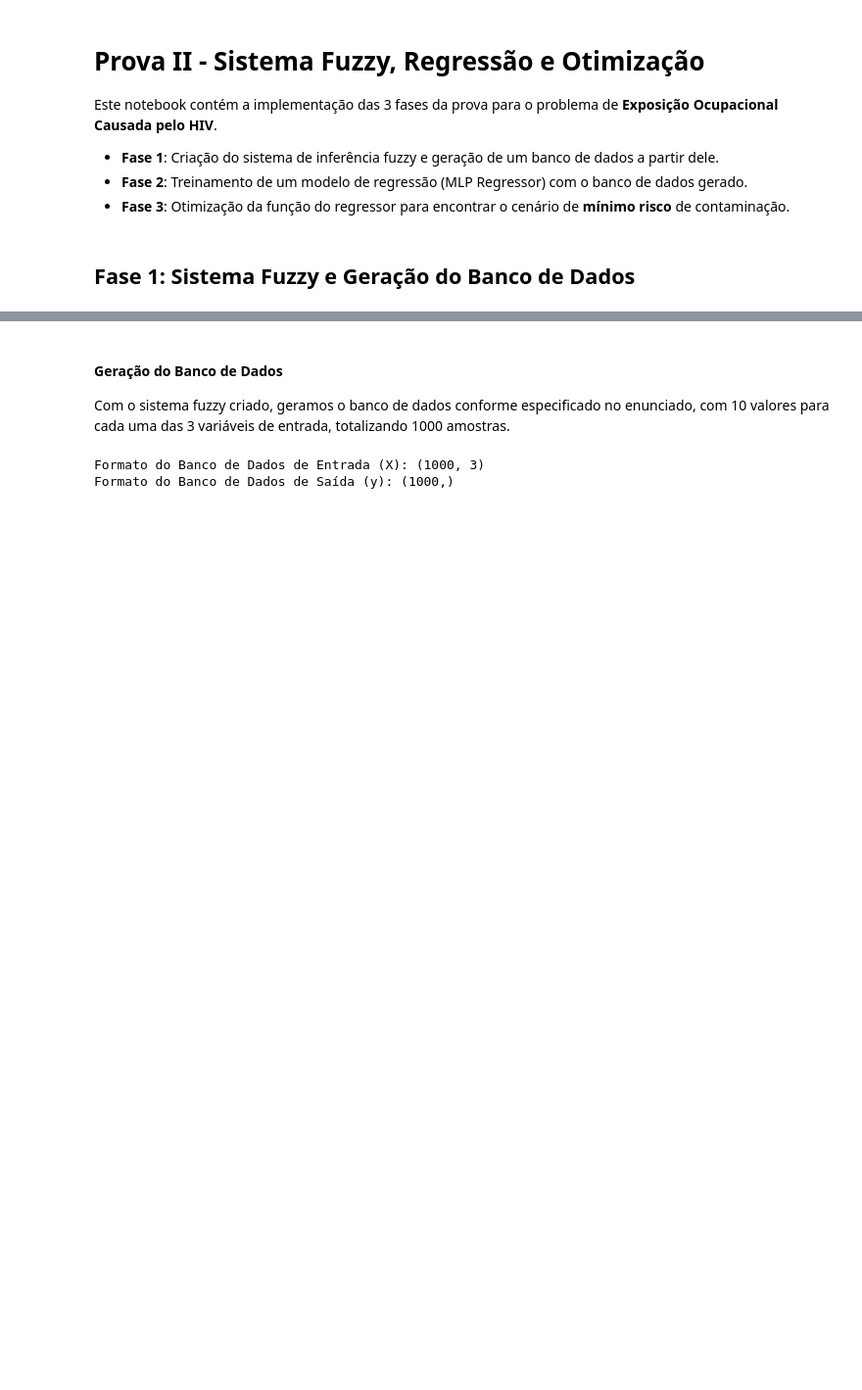
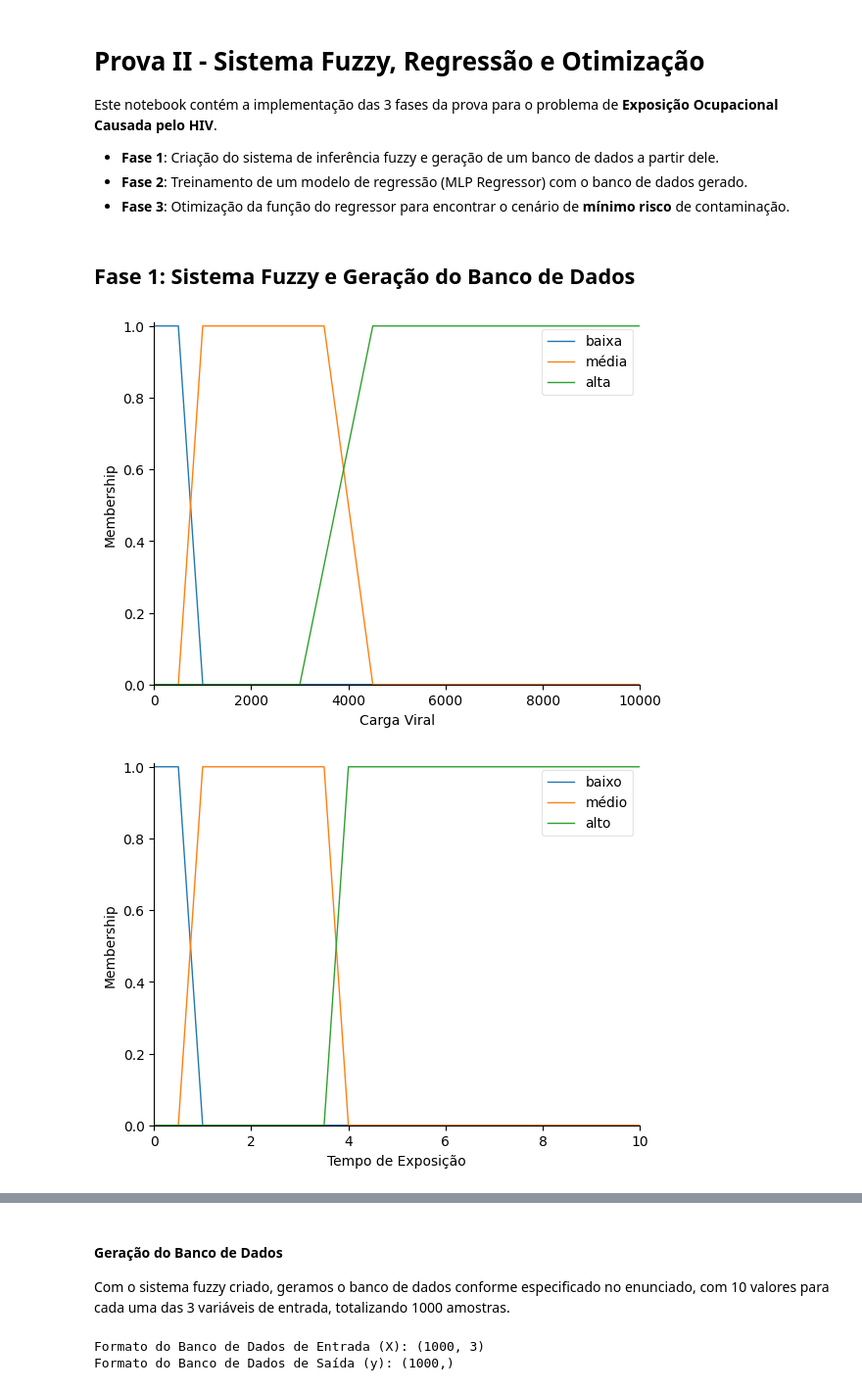
Before and after one commit to MarcosFernandesF/p2-sistemas-inteligentes, a Jupyter notebook: sistema-fuzzy.ipynb, the cells around one changed output, grey strips where cells are left out. Shown at 98% size. Saved outputs shown, nothing was run; the diff lists cells and outputs as text; code cells hidden in the pictures; blank space fills up the shorter version.

```diff
--- a/sistema-fuzzy.ipynb
+++ b/sistema-fuzzy.ipynb
@@ -15,57 +17,64 @@ from skfuzzy import control as ctrl
 
 # Definição das Variáveis
 carga_viral = ctrl.Antecedent(np.arange(0, 10001, 1), 'Carga Viral')
-tempo_exposicao = ctrl.Antecedent(np.arange(0, 11, 1), 'Tempo de Exposição')
-volume = ctrl.Antecedent(np.arange(0, 11, 1), 'Volume')
+tempo_exposicao = ctrl.Antecedent(np.arange(0, 10.5, 0.5), 'Tempo de Exposição')
+volume = ctrl.Antecedent(np.arange(0, 10.5, 0.5), 'Volume')
 risco = ctrl.Consequent(np.arange(0, 1.01, 0.01), 'Risco de Contaminação')
 
 # Funções de Pertinência
 carga_viral['baixa'] = fuzz.trapmf(carga_viral.universe, [0, 0, 500, 1000])
 carga_viral['média'] = fuzz.trapmf(carga_viral.universe, [500, 1000, 3500, 4500])
 carga_viral['alta'] = fuzz.trapmf(carga_viral.universe, [3000, 4500, 10000, 10000])
+carga_viral.view();
 
 tempo_exposicao['baixo'] = fuzz.trapmf(tempo_exposicao.universe, [0, 0, 0.5, 1])
 tempo_exposicao['médio'] = fuzz.trapmf(tempo_exposicao.universe, [0.5, 1, 3.5, 4])
-tempo_exposicao['alto'] = fuzz.trapmf(tempo_exposicao.universe, [3.5, 4, 10, 10])
+tempo_exposicao['alto'] = fuzz.trapmf(tempo_exposicao.universe, [3.75, 4, 10, 10])
+tempo_exposicao.view();
 
-volume['pequeno'] = fuzz.trapmf(volume.universe, [0, 0, 0.5, 1])
-volume['médio'] = fuzz.trapmf(volume.universe, [0.5, 1, 3.5, 4.5])
+volume['pequeno'] = fuzz.trapmf(volume.universe, [0, 0, 0.5, 1.5])
+volume['médio'] = fuzz.trapmf(volume.universe, [0.5, 1.5, 3.5, 4.5])
 volume['grande'] = fuzz.trapmf(volume.universe, [3.5, 4.5, 10, 10])
+volume.view();
 
 risco['baixo'] = fuzz.trapmf(risco.universe, [0, 0, 0.05, 0.15])
 risco['médio'] = fuzz.trapmf(risco.universe, [0.05, 0.15, 0.4, 0.5])
 risco['alto'] = fuzz.trapmf(risco.universe, [0.35, 0.5, 0.925, 0.95])
 risco['muito_alto'] = fuzz.trapmf(risco.universe, [0.925, 0.95, 1, 1])
+risco.view();
 
 # Regras
 regra1 = ctrl.Rule(carga_viral['baixa'] & tempo_exposicao['baixo'] & volume['pequeno'], risco['baixo'])
 regra2 = ctrl.Rule(carga_viral['baixa'] & tempo_exposicao['baixo'] & volume['médio'], risco['baixo'])
 regra3 = ctrl.Rule(carga_viral['baixa'] & tempo_exposicao['baixo'] & volume['grande'], risco['baixo'])
 regra4 = ctrl.Rule(carga_viral['baixa'] & tempo_exposicao['médio'] & volume['pequeno'], risco['baixo'])
 regra5 = ctrl.Rule(carga_viral['baixa'] & tempo_exposicao['médio'] & volume['médio'], risco['baixo'])
 regra6 = ctrl.Rule(carga_viral['baixa'] & tempo_exposicao['médio'] & volume['grande'], risco['baixo'])
 regra7 = ctrl.Rule(carga_viral['baixa'] & tempo_exposicao['alto'] & volume['pequeno'], risco['baixo'])
 regra8 = ctrl.Rule(carga_viral['baixa'] & tempo_exposicao['alto'] & volume['médio'], risco['baixo'])
 regra9 = ctrl.Rule(carga_viral['baixa'] & tempo_exposicao['alto'] & volume['grande'], risco['baixo'])
 regra10 = ctrl.Rule(carga_viral['média'] & tempo_exposicao['baixo'] & volume['pequeno'], risco['médio'])
 regra11 = ctrl.Rule(carga_viral['média'] & tempo_exposicao['baixo'] & volume['médio'], risco['médio'])
 regra12 = ctrl.Rule(carga_viral['média'] & tempo_exposicao['baixo'] & volume['grande'], risco['médio'])
 regra13 = ctrl.Rule(carga_viral['média'] & tempo_exposicao['médio'] & volume['pequeno'], risco['médio'])
 regra14 = ctrl.Rule(carga_viral['média'] & tempo_exposicao['médio'] & volume['médio'], risco['médio'])
 regra15 = ctrl.Rule(carga_viral['média'] & tempo_exposicao['médio'] & volume['grande'], risco['médio'])
 regra16 = ctrl.Rule(carga_viral['média'] & tempo_exposicao['alto'] & volume['pequeno'], risco['médio'])
 regra17 = ctrl.Rule(carga_viral['média'] & tempo_exposicao['alto'] & volume['médio'], risco['médio'])
 regra18 = ctrl.Rule(carga_viral['média'] & tempo_exposicao['alto'] & volume['grande'], risco['médio'])
 regra19 = ctrl.Rule(carga_viral['alta'] & tempo_exposicao['baixo'] & volume['pequeno'], risco['alto'])
 regra20 = ctrl.Rule(carga_viral['alta'] & tempo_exposicao['baixo'] & volume['médio'], risco['alto'])
 regra21 = ctrl.Rule(carga_viral['alta'] & tempo_exposicao['baixo'] & volume['grande'], risco['alto'])
 regra22 = ctrl.Rule(carga_viral['alta'] & tempo_exposicao['médio'] & volume['pequeno'], risco['alto'])
 regra23 = ctrl.Rule(carga_viral['alta'] & tempo_exposicao['médio'] & volume['médio'], risco['alto'])
 regra24 = ctrl.Rule(carga_viral['alta'] & tempo_exposicao['médio'] & volume['grande'], risco['muito_alto'])
 regra25 = ctrl.Rule(carga_viral['alta'] & tempo_exposicao['alto'] & volume['pequeno'], risco['alto'])
 regra26 = ctrl.Rule(carga_viral['alta'] & tempo_exposicao['alto'] & volume['médio'], risco['muito_alto'])
 regra27 = ctrl.Rule(carga_viral['alta'] & tempo_exposicao['alto'] & volume['grande'], risco['muito_alto'])
 
 # Criação do Sistema de Controle e Simulação
 sistema_controle = ctrl.ControlSystem(rules=[regra1, regra2, regra3, regra4, regra5, regra6, regra7, regra8, regra9, regra10, regra11, regra12, regra13, regra14, regra15, regra16, regra17, regra18, regra19, regra20, regra21, regra22, regra23, regra24, regra25, regra26, regra27])
 sistema_simulacao = ctrl.ControlSystemSimulation(sistema_controle)
+# %% [output]
+[figure, added]
+[figure, added]
```
Also changed, not shown: parts of 3 cells of this notebook.
